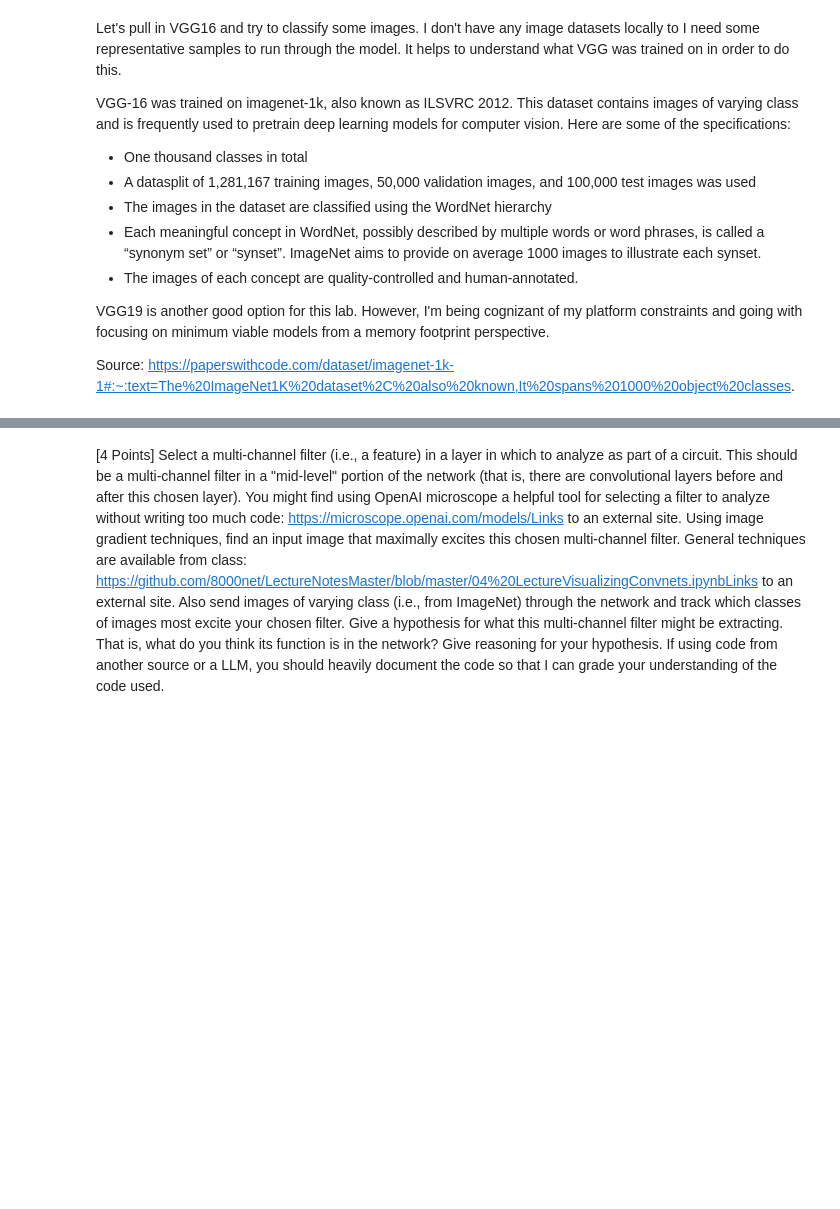
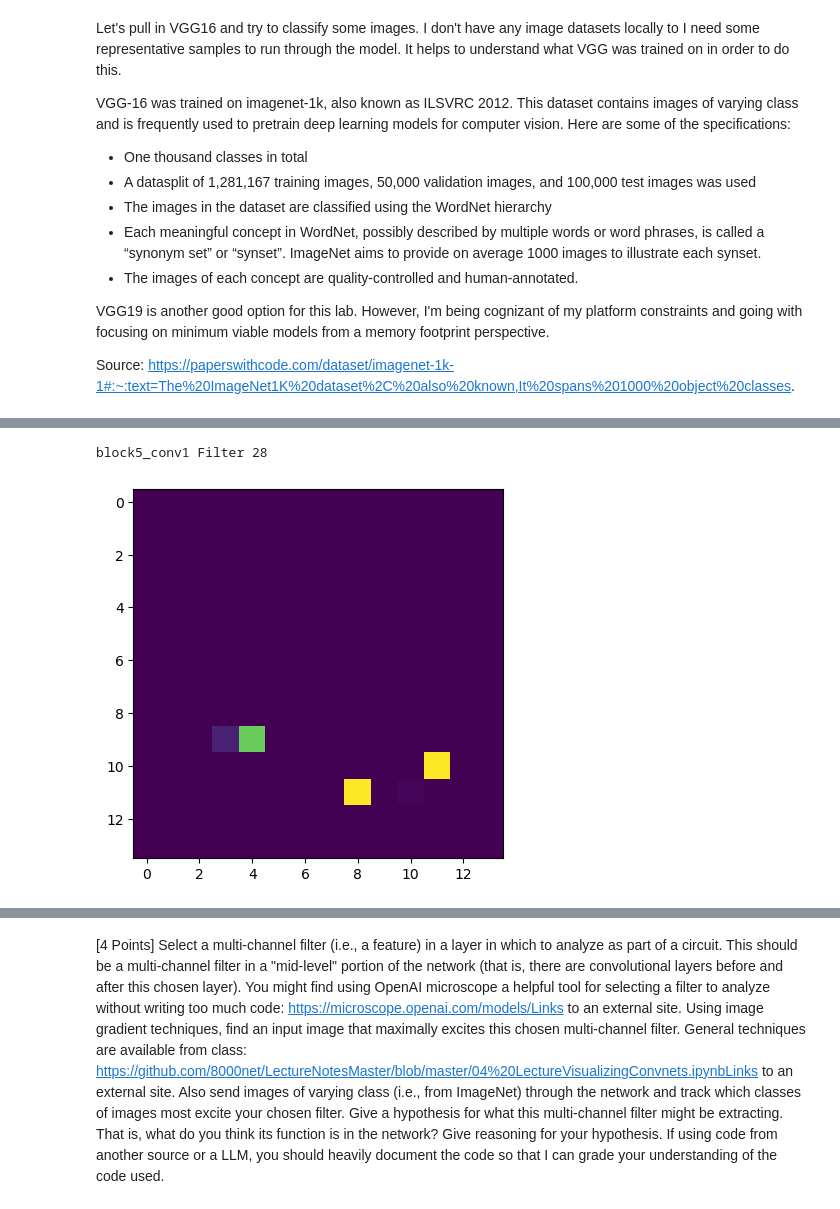
Before and after one commit to cphchip/cs8321_code, a Jupyter notebook: Lab 3/Henderson_48996654_Lab_3.ipynb, the cells around one changed output, grey strips where cells are left out. Saved outputs shown, nothing was run; the diff lists cells and outputs as text; code cells hidden in the pictures; blank space fills up the shorter version.

```diff
--- a/Lab 3/Henderson_48996654_Lab_3.ipynb
+++ b/Lab 3/Henderson_48996654_Lab_3.ipynb
@@ -102,0 +229,14 @@ Next, I'm going to be looking at which layer to study for this lab. To start, it
+# %%
+idx_filter = 28
+# Block 5 conv1 is the 17th layer of those I've selected
+block5_conv1 = activations[16] # get activation from list
+print(layer_names[16], "Filter", idx_filter)
+
+one_channel = block5_conv1[0, :, :, idx_filter] # get single activation channel
+plt.imshow(prepare_image_for_display(one_channel,
+                                     norm_type = 'std'))
+# plt.title(f'Activation (i.e., output) of ${idx_filter}^\{th\}$ filter in the first layer.')
+plt.show()
+# %% [output]
+block5_conv1 Filter 28
+[figure, added]
```
Also changed, not shown: parts of 13 cells of this notebook.
